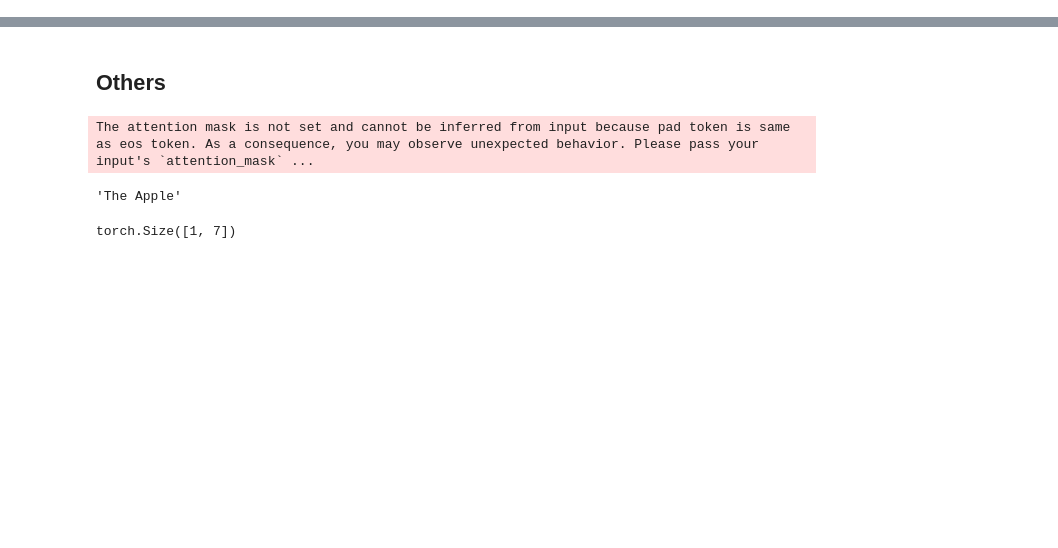
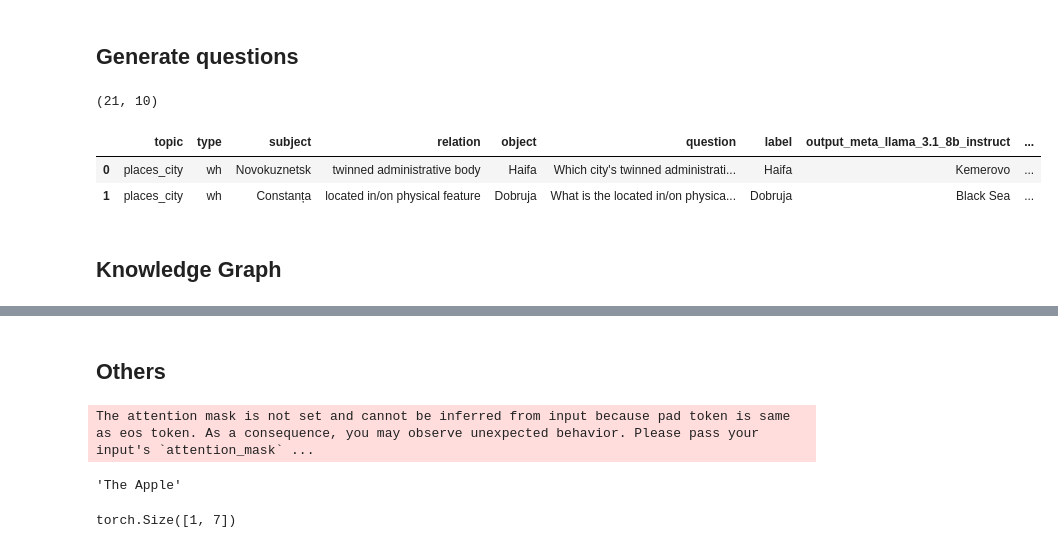
Before and after one commit to BullshiArtist/HalluEditBench, a Jupyter notebook: code/backup.ipynb, the cells around one changed output, grey strips where cells are left out. Drawn from its saved outputs; the diff is of its cells as text; code cells hidden in the pictures; blank space fills up the shorter version.

```diff
--- a/code/backup.ipynb
+++ b/code/backup.ipynb
@@ -0,0 +1,17 @@
+# %% [markdown]
+## Generate questions
+# %%
+df = pd.read_json(f"../data/questions/all_3_types/{domain_topic_name}_questions.json", lines=True)
+# Only a small part of yes_no and MC questions have same subject, object, and relation as the hallucinated wh questions
+for i in df_wh_hallu.index[:]:
+    subject, relation, object = df_wh_hallu.loc[i, 'subject'], df_wh_hallu.loc[i, 'relation'], df_wh_hallu.loc[i, 'object']
+    df_other_type = df[(df.subject==subject) & (df.relation==relation) & (df.object==object) & (df.type!='wh')]
+    # print(len(df_other_type))
+    # Add yes_no and MC questions to the df_wh_hallu as new columns named 'question_yes_no' and 'question_MC'
+    for j in df_other_type.index:
+        other_type = df_other_type.loc[j, 'type']
+        df_wh_hallu.loc[i, f'question_{other_type}'] = df_other_type.loc[j, 'question']
+print(df_wh_hallu[df_wh_hallu.question_yes_no.notna() & df_wh_hallu.question_MC.notna()].shape)
+# df_wh_hallu
+# %% [output]
+(21, 10)
@@ -0,0 +30,11 @@
+# %%
+df_wh_hallu = pd.read_csv(f"../data/questions/wh_only/hallucination_only/meta_llama_3.1_8b_instruct_places_city.csv")
+# df_wh_hallu = df_wh_hallu[df_wh_hallu.topic==topic_name]
+print(len(df_wh_hallu))
+df_wh_hallu.head(2)
+# %% [output]
+|  | topic | type | subject | relation | object | question | label | output_meta_llama_3.1_8b_instruct | ... |
+| 0 | places_city | wh | Novokuznetsk | twinned administrative body | Haifa | Which city's twinned administrati... | Haifa | Kemerovo | ... |
+| 1 | places_city | wh | Constanța | located in/on physical feature | Dobruja | What is the located in/on physica... | Dobruja | Black Sea | ... |
+# %% [markdown]
+## Knowledge Graph
```
Also changed, not shown: parts of 8 cells of this notebook, 34 other files.
